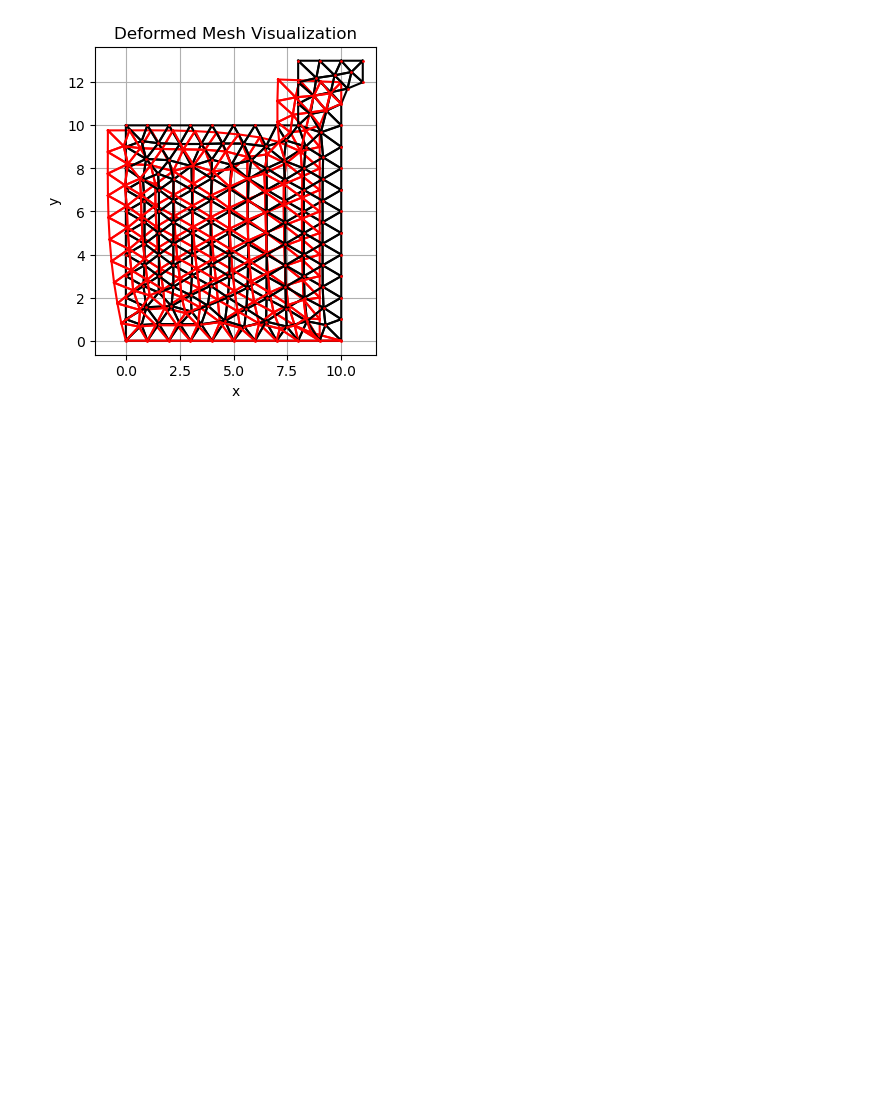
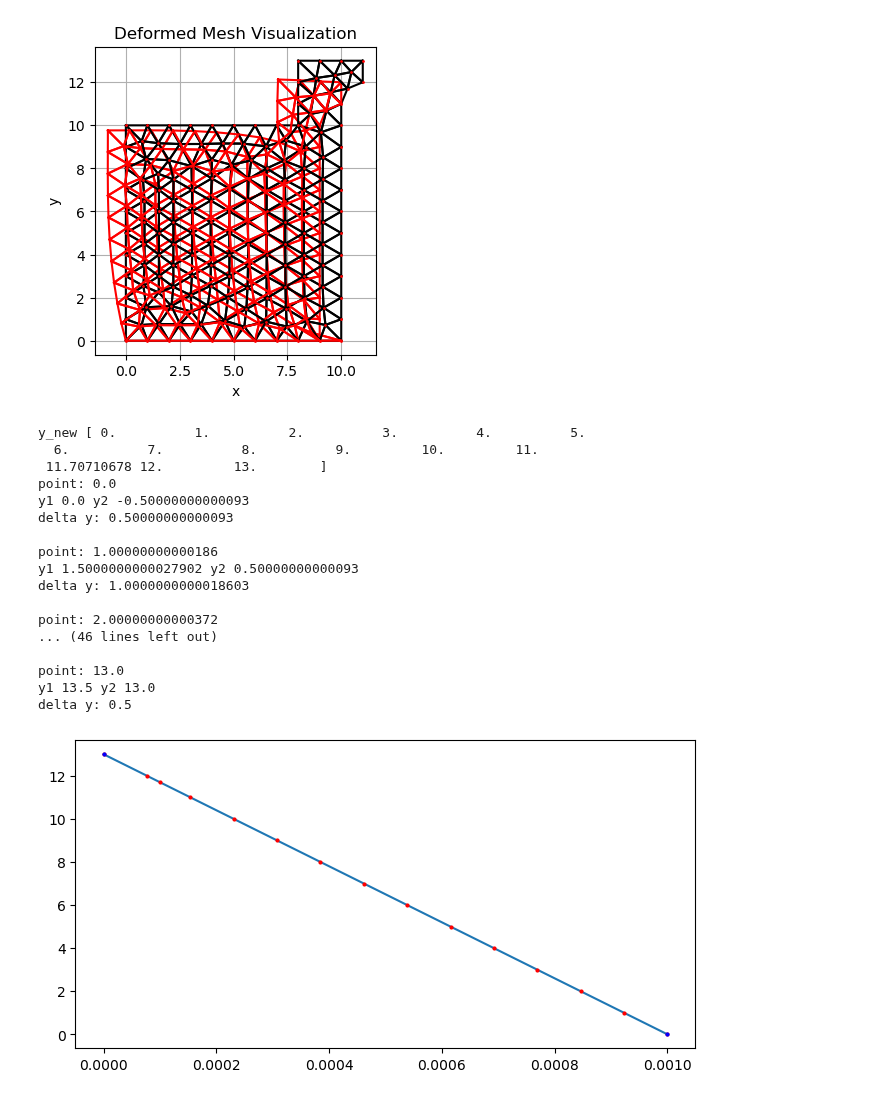
Before and after one commit to maxblw/CIEM4220_CM, a Jupyter notebook: model/1_model_definition.ipynb, the cells around one changed output. Cells and saved outputs as stored; diff of their text form; code cells hidden in the pictures; blank space fills up the shorter version.

```diff
--- a/model/1_model_definition.ipynb
+++ b/model/1_model_definition.ipynb
@@ -372,3 +358,55 @@ plt.grid(True)
 plt.show()
 # %% [output]
 [figure]
+# %%
+n = 2
+
+y = np.linspace(0, roof, n)
+q = np.linspace(1, 0, n)/1000
+
+fig, ax = plt.subplots(figsize=(8, 4))
+ax.plot(q, y)
+
+y_new = points[ver_boundary_nodes][:,1]
+y_sor = np.sort(y_new)
+print("y_new", y_sor)
+q_new = np.interp(y_new, y, q)
+
+ax.plot(q_new, y_new, 'ro', markersize=2, label='Interpolated Points')
+ax.plot(q, y, 'bo', label='Original Points', markersize=2)
+
+from scipy.integrate import trapz
+for i in range(len(q_new)):
+    print(f"point: {y_sor[i]}")
+    if i == 0:
+        y1 = y_sor[i]
+    elif i > 0:
+        y1 = ((y_sor[i] - y_sor[i-1])/2) + y_sor[i]
+    if i < len(q_new)-1:
+        y2 = y_sor[i] - ((y_sor[i + 1] - y_sor[i])/2)
+    elif i == len(q_new) - 1:
+        y2 = y_sor[i]
+    print("y1", y1, "y2", y2)
+    print(f"delta y: {y1- y2}")
+    print("")
+    q = np.interp([y1, y2], y, q)
+    F = trapz(q_new, y1)
+# %% [output]
+y_new [ 0.          1.          2.          3.          4.          5.
+  6.          7.          8.          9.         10.         11.
+ 11.70710678 12.         13.        ]
+point: 0.0
+y1 0.0 y2 -0.50000000000093
+delta y: 0.50000000000093
+
+point: 1.00000000000186
+y1 1.5000000000027902 y2 0.50000000000093
+delta y: 1.0000000000018603
+
+point: 2.00000000000372
+... (46 lines left out)
+
+point: 13.0
+y1 13.5 y2 13.0
+delta y: 0.5
+[figure, added]
```
Also changed, not shown: parts of 2 cells of this notebook.
